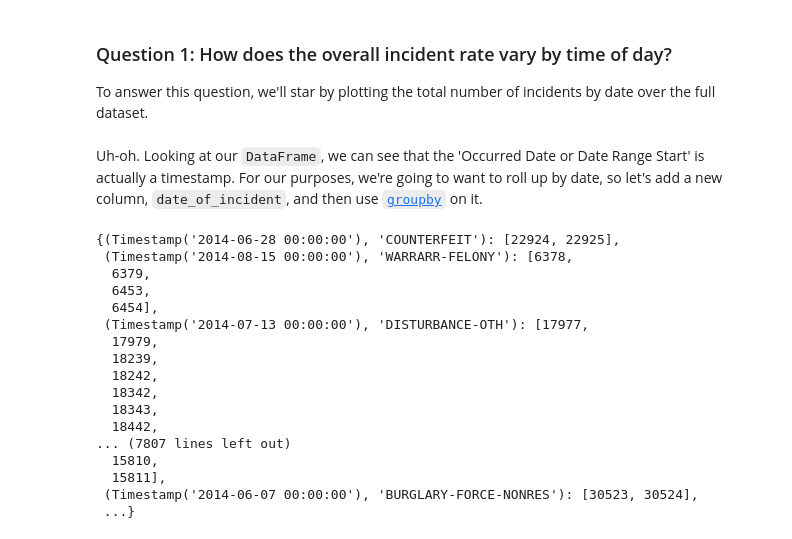
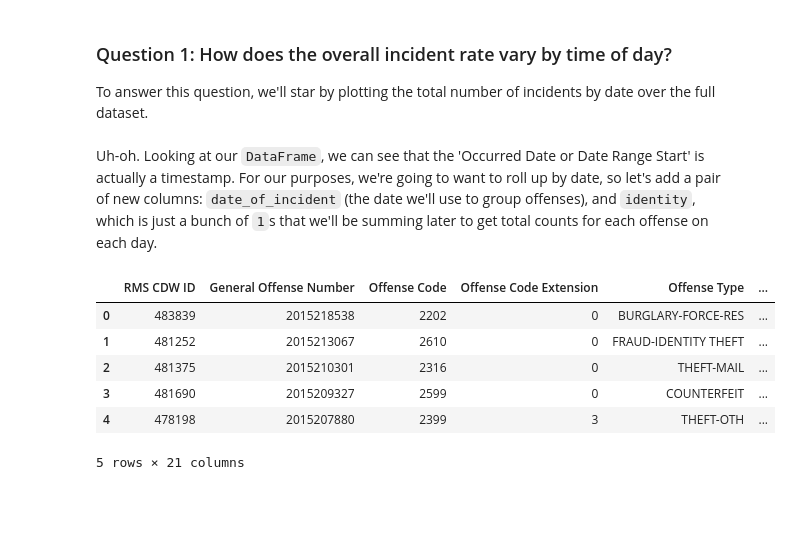
Before and after one commit to gthank/datasci_assignment_six, a Jupyter notebook: crime_analytics.ipynb, the cells around one changed output. Drawn from its saved outputs; the diff is of its cells as text; code cells hidden in the pictures; blank space fills up the shorter version.

```diff
--- a/crime_analytics.ipynb
+++ b/crime_analytics.ipynb
@@ -114,34 +114,23 @@ To answer this question, we'll star by plotting the total number of incidents by
 # Now import seaborn to make things prettier.
 import seaborn
 # %% [markdown]
-Uh-oh. Looking at our `DataFrame`, we can see that the 'Occurred Date or Date Range Start' is actually a timestamp. For our purposes, we're going to want to roll up by date, so let's add a new column, `date_of_incident`, and then use [`groupby`](http://pandas.pydata.org/pandas-docs/stable/generated/pandas.DataFrame.groupby.html) on it.
+Uh-oh. Looking at our `DataFrame`, we can see that the 'Occurred Date or Date Range Start' is actually a timestamp. For our purposes, we're going to want to roll up by date, so let's add a pair of new columns: `date_of_incident` (the date we'll use to group offenses), and `identity`, which is just a bunch of `1`s that we'll be summing later to get total counts for each offense on each day.
 # %%
 import datetime
 
 def get_date(ts):
     return ts.date()
 
 with_date = seattle_data.assign(
     date_of_incident = seattle_data['Occurred Date or Date Range Start'].apply(get_date),
     identity = 1
 )
-date_and_offense_counts = with_date[["date_of_incident", "Offense Type", "identity"]].groupby(["date_of_incident", "Offense Type"])
-date_and_offense_counts.groups
+with_date.head()
 # %% [output]
+|  | RMS CDW ID | General Offense Number | Offense Code | Offense Code Extension | Offense Type | ... |
+| 0 | 483839 | 2015218538 | 2202 | 0 | BURGLARY-FORCE-RES | ... |
+| 1 | 481252 | 2015213067 | 2610 | 0 | FRAUD-IDENTITY THEFT | ... |
+| 2 | 481375 | 2015210301 | 2316 | 0 | THEFT-MAIL | ... |
+| 3 | 481690 | 2015209327 | 2599 | 0 | COUNTERFEIT | ... |
+| 4 | 478198 | 2015207880 | 2399 | 3 | THEFT-OTH | ... |
-{(Timestamp('2014-06-28 00:00:00'), 'COUNTERFEIT'): [22924, 22925],
- (Timestamp('2014-08-15 00:00:00'), 'WARRARR-FELONY'): [6378,
-  6379,
-  6453,
-  6454],
- (Timestamp('2014-07-13 00:00:00'), 'DISTURBANCE-OTH'): [17977,
-  17979,
-  18239,
-  18242,
-  18342,
-  18343,
-  18442,
-... (7807 lines left out)
-  15810,
-  15811],
- (Timestamp('2014-06-07 00:00:00'), 'BURGLARY-FORCE-NONRES'): [30523, 30524],
- ...}
+5 rows × 21 columns
```
Also changed, not shown: parts of 4 cells of this notebook.
